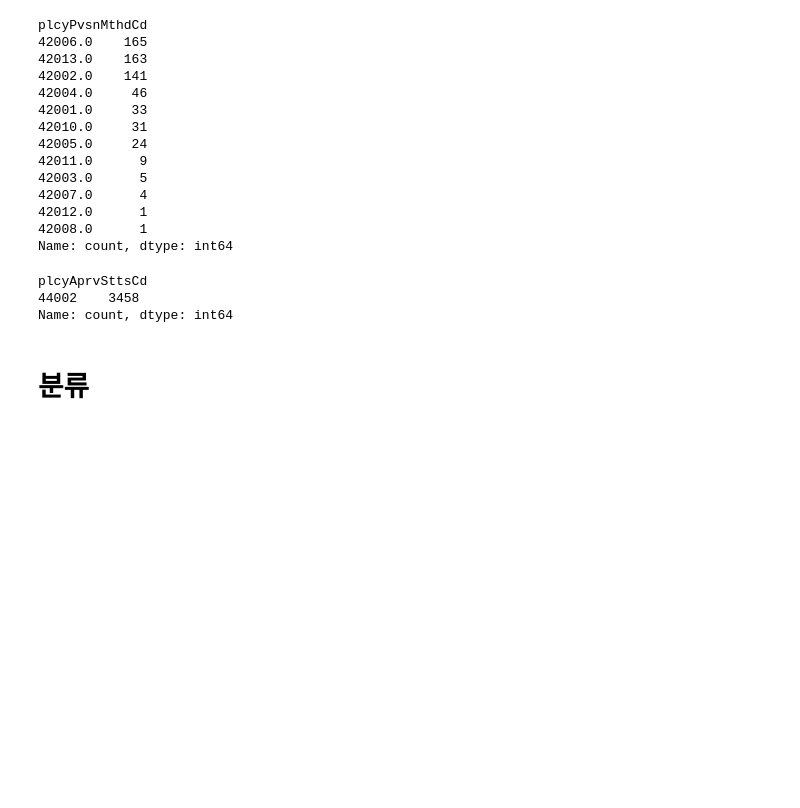
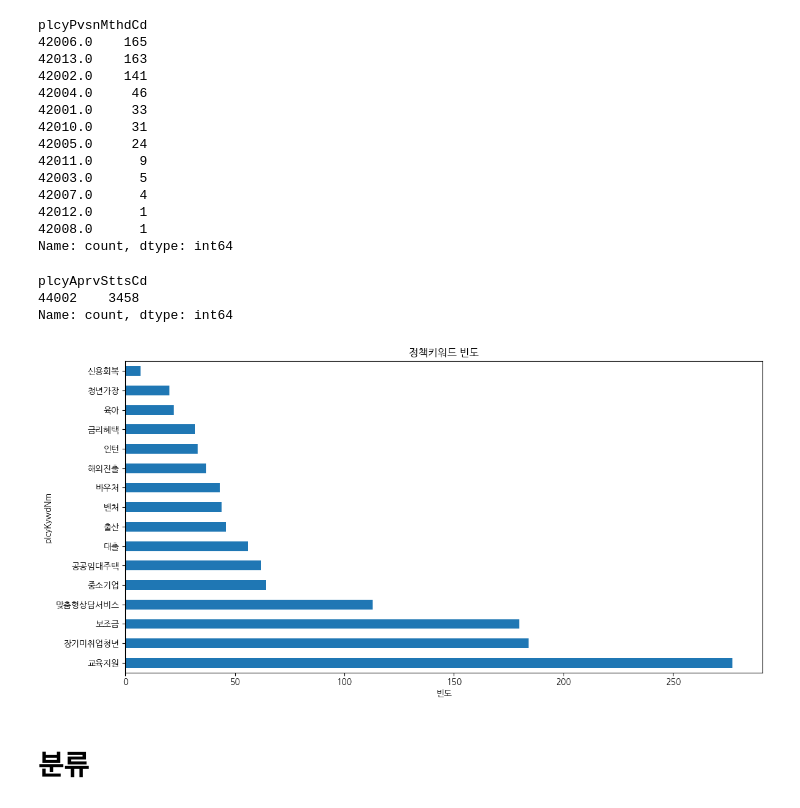
Before and after one commit to SKNETWORKS-FAMILY-AICAMP/SKN10-FINAL-5Team, a Jupyter notebook: data/EDA/EDA_2025-05-26.ipynb, the cells around one changed output. Saved outputs shown, nothing was run; the diff lists cells and outputs as text; code cells hidden in the pictures; blank space fills up the shorter version.

```diff
--- a/data/EDA/EDA_2025-05-26.ipynb
+++ b/data/EDA/EDA_2025-05-26.ipynb
@@ -177,6 +147,20 @@ Name: count, dtype: int64
 # %%
 # 정책키워드명
 # ,로 구분된 키워드 분리작업 필요
+# %%
+# 쉼표로 분리하여 키워드 카운트
+all_keywords = df['plcyKywdNm'].dropna().str.split(',').explode().str.strip()
+keyword_counts = all_keywords.value_counts()
+
+# 키워드 총 16개
+plt.figure(figsize=(12, 6))
+keyword_counts.plot(kind='barh')
+plt.title('정책키워드 빈도')
+plt.xlabel('빈도')
+plt.tight_layout()
+plt.show()
+# %% [output]
+[figure, added]
 # %% [markdown]
 # 분류
 # %%
```
Also changed, not shown: parts of 23 cells of this notebook.
